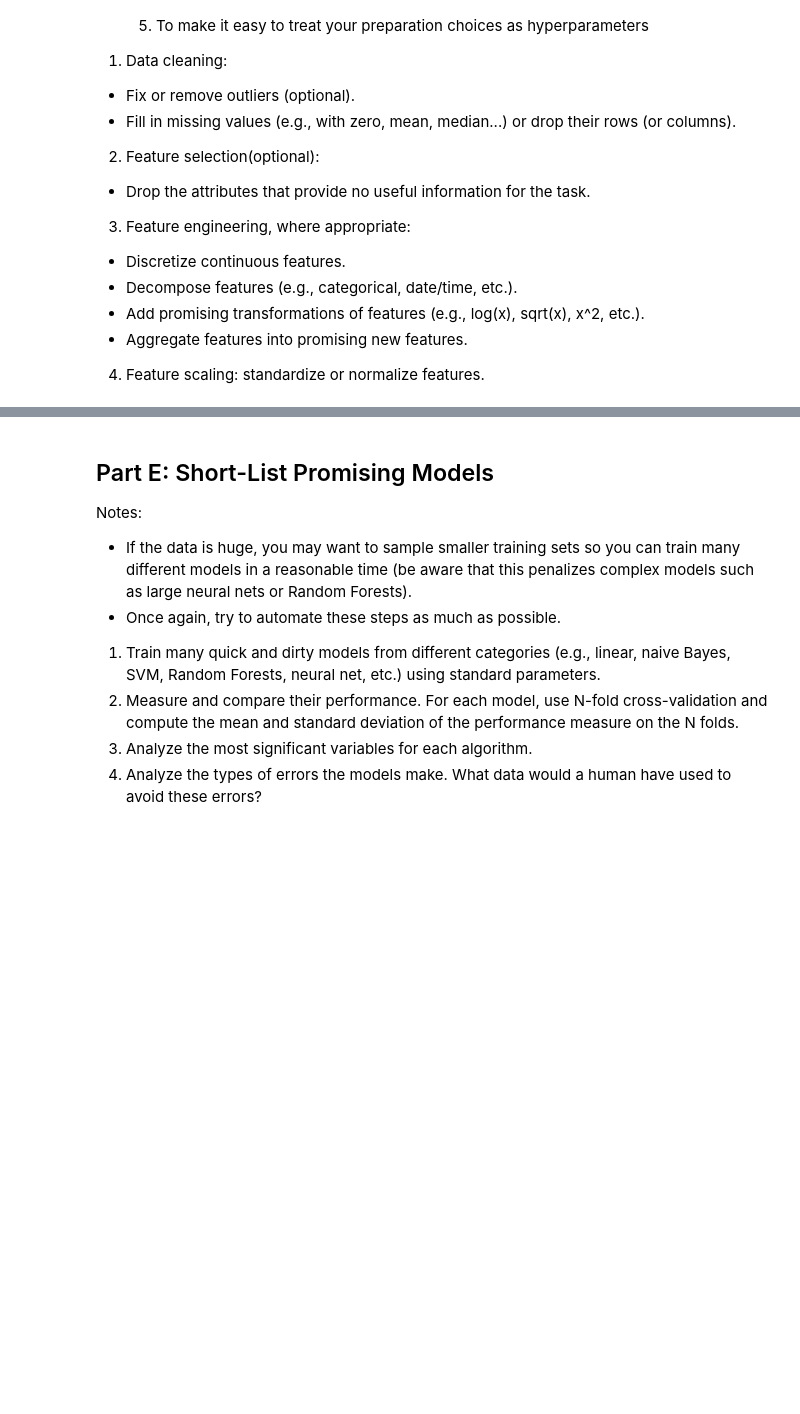
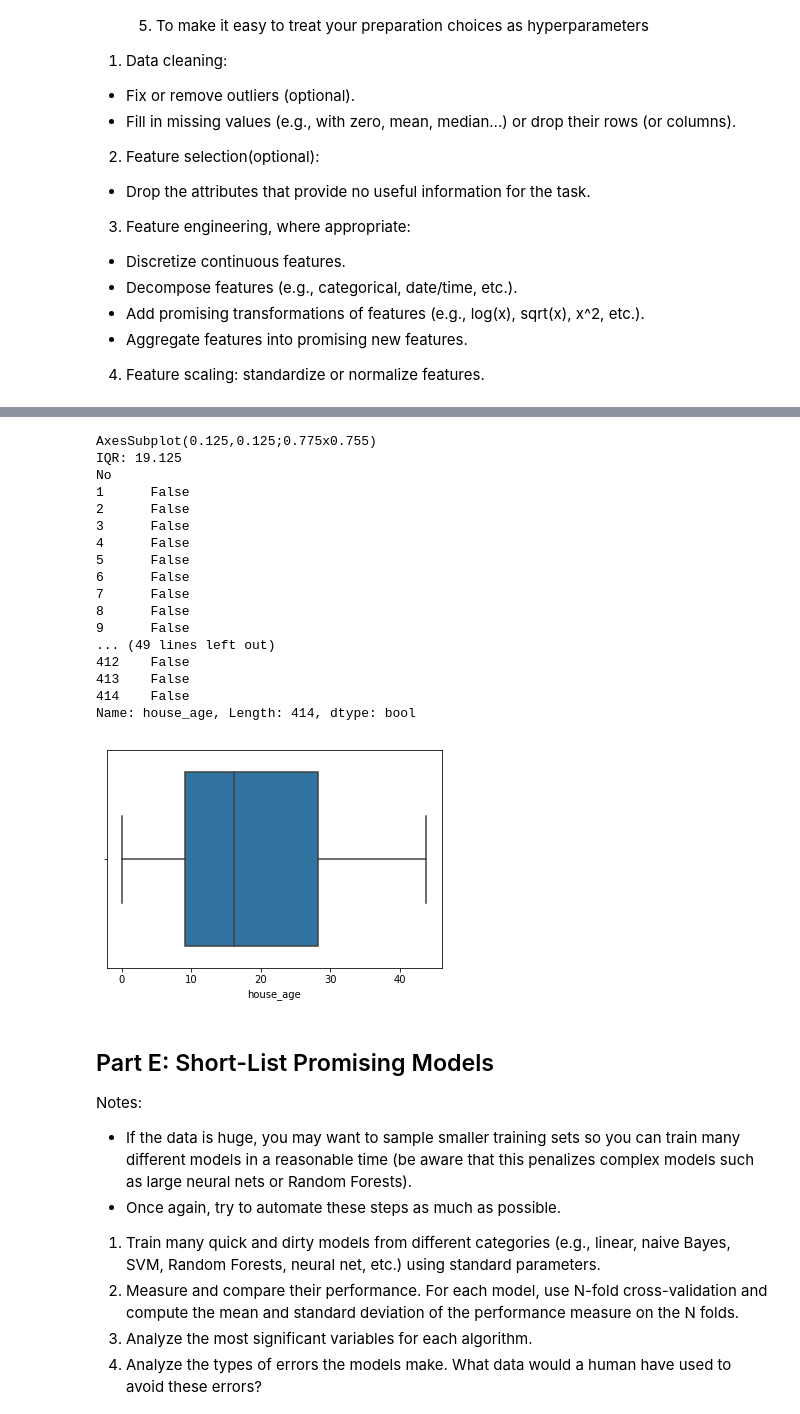
Before and after one commit to GregHilston/hands-on-machine-learning-with-scikit-learn-and-tensorflow, a Jupyter notebook: chapter-two-end-to-end-machine-learning-project/notebooks/chapter-two-end-to-end-project.ipynb, the cells around one changed output, grey strips where cells are left out. Saved outputs shown, nothing was run; the diff lists cells and outputs as text; code cells hidden in the pictures; blank space fills up the shorter version.

```diff
--- a/chapter-two-end-to-end-machine-learning-project/notebooks/chapter-two-end-to-end-project.ipynb
+++ b/chapter-two-end-to-end-machine-learning-project/notebooks/chapter-two-end-to-end-project.ipynb
@@ -587,0 +590,2 @@ Notes:
+# %%
+df_clean = df.copy()
@@ -588,3 +598,36 @@ Notes:
+# %%
+def evaluate_outliers(series: pd.Series):
+    print(sns.boxplot(x = series))
+
+    Q1 = series.quantile(0.25)
+    Q3 = series.quantile(0.75)
+    IQR = Q3 - Q1
+    print(f"IQR: {IQR}")
+
+    number_of_outliers = 0
+
+    print((series < (Q1 - 1.5 * IQR)) | (series > (Q3 + 1.5 * IQR)))
+
+evaluate_outliers(df_clean["house_age"])
+# %% [output]
+AxesSubplot(0.125,0.125;0.775x0.755)
+IQR: 19.125
+No
+1      False
+2      False
+3      False
+4      False
+5      False
+6      False
+7      False
+8      False
+9      False
+... (49 lines left out)
+412    False
+413    False
+414    False
+Name: house_age, Length: 414, dtype: bool
+[figure, added]
 # %% [markdown]
 ## Part E: Short-List Promising Models
 
```
Also changed, not shown: parts of 2 cells of this notebook.
